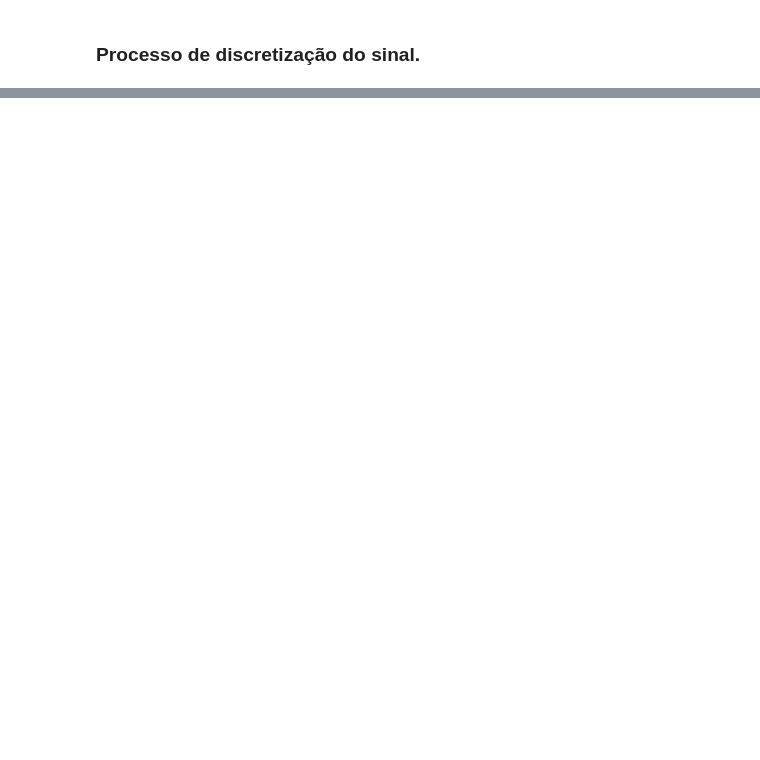
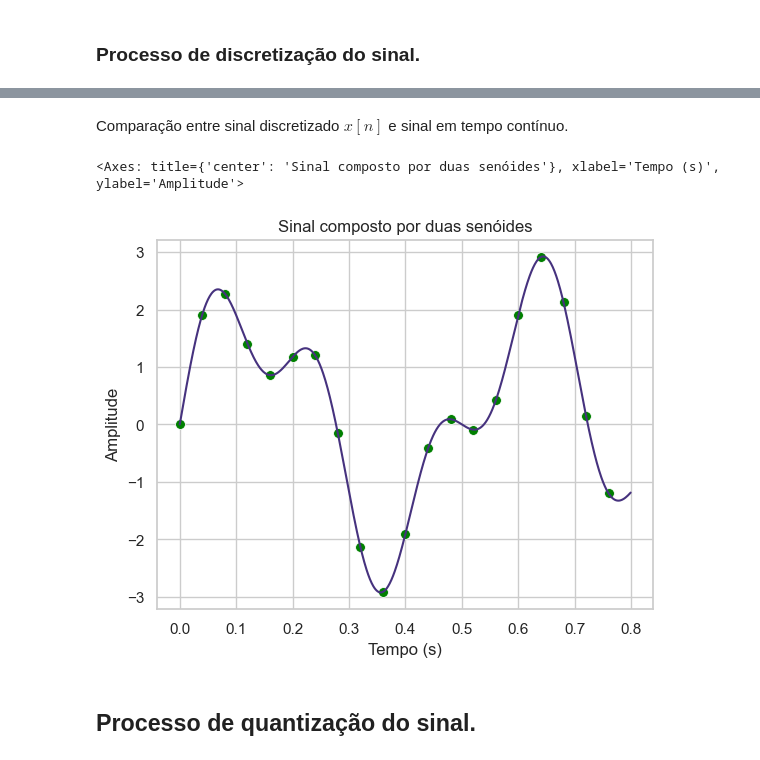
Before and after one commit to ricardoamachado/PPGEE0018, a Jupyter notebook: Atividades/atividade1.ipynb, the cells around one changed output, grey strips where cells are left out. Cells and saved outputs as stored; diff of their text form; code cells hidden in the pictures; blank space fills up the shorter version.

```diff
--- a/Atividades/atividade1.ipynb
+++ b/Atividades/atividade1.ipynb
@@ -56,0 +63,10 @@ TODO: Fazer quantização do sinal.
+# %% [markdown]
+Comparação entre sinal discretizado $x[n]$ e sinal em tempo contínuo.
+# %%
+sns.lineplot(x=t, y=sinal).set(title='Sinal composto por duas senóides', xlabel='Tempo (s)', ylabel='Amplitude')
+sns.scatterplot(x=t_discreto, y=sinal_discreto, color='green',s=50)
+# %% [output]
+<Axes: title={'center': 'Sinal composto por duas senóides'}, xlabel='Tempo (s)', ylabel='Amplitude'>
+[figure, added]
+# %% [markdown]
+## Processo de quantização do sinal.
```
Also changed, not shown: parts of 24 cells of this notebook, 2 other files.
